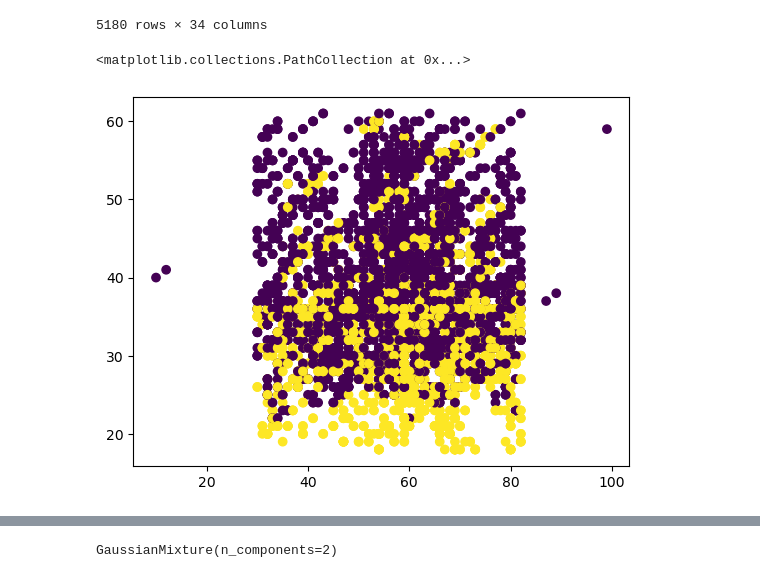
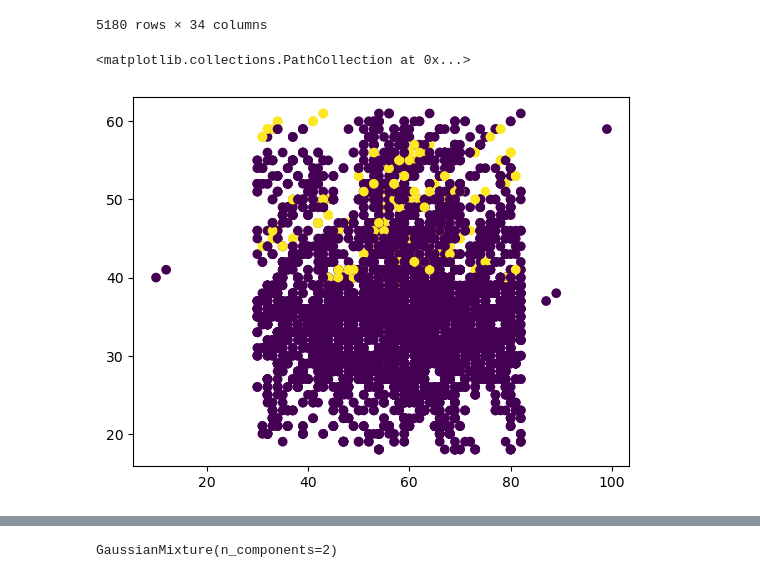
Before and after one commit to cksinghnet/PML-Final-Project, a Jupyter notebook: GMM - Clustering Code.ipynb, the cells around one changed output, grey strips where cells are left out. Cells and saved outputs as stored; diff of their text form; code cells hidden in the pictures.

```diff
--- a/GMM - Clustering Code.ipynb
+++ b/GMM - Clustering Code.ipynb
@@ -36,7 +36,7 @@ X
 | 5179 | 1.0 | 36.0 | 13.0 | 74.0 | 4 | 3 | 5 | 1 | ... |
 5180 rows × 34 columns
 # %%
-plt.scatter(X['HourlnWeek'],X['Age'],c=X['Designation_Executive'])
+plt.scatter(X['HourlnWeek'],X['Age'],c=X['Designation_VP'])
 # %% [output]
 <matplotlib.collections.PathCollection at 0x...>
-[figure, old version]
+[figure, new version]
```
Also changed, not shown: parts of 2 cells of this notebook.
